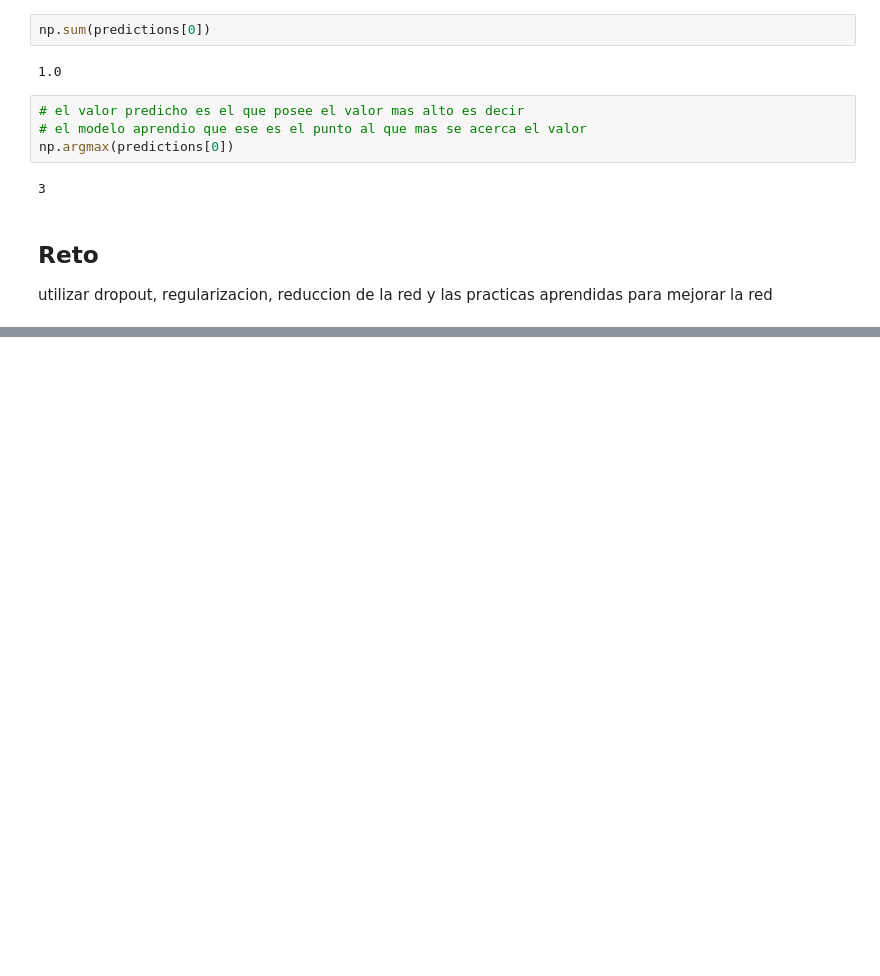
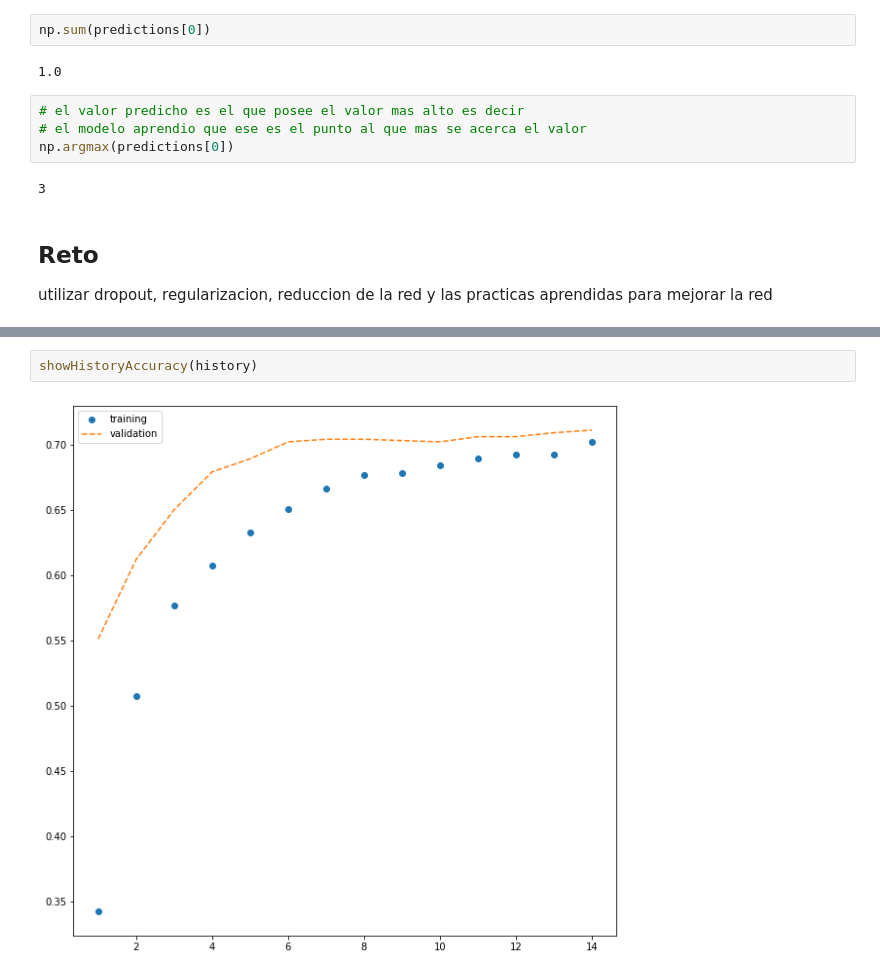
Before and after one commit to LuisReyes98/platzi-fundamentos-neural-network-keras, a Jupyter notebook: 6-clasificacion_multiple.ipynb, the cells around one changed output, grey strips where cells are left out. Cells and saved outputs as stored; diff of their text form; blank space fills up the shorter version.

```diff
--- a/6-clasificacion_multiple.ipynb
+++ b/6-clasificacion_multiple.ipynb
@@ -207,0 +289,4 @@ utilizar dropout, regularizacion, reduccion de la red y las practicas aprendidas
+# %%
+showHistoryAccuracy(history)
+# %% [output]
+[figure, added]
```
Also changed, not shown: parts of 9 cells of this notebook, 2 other files.
